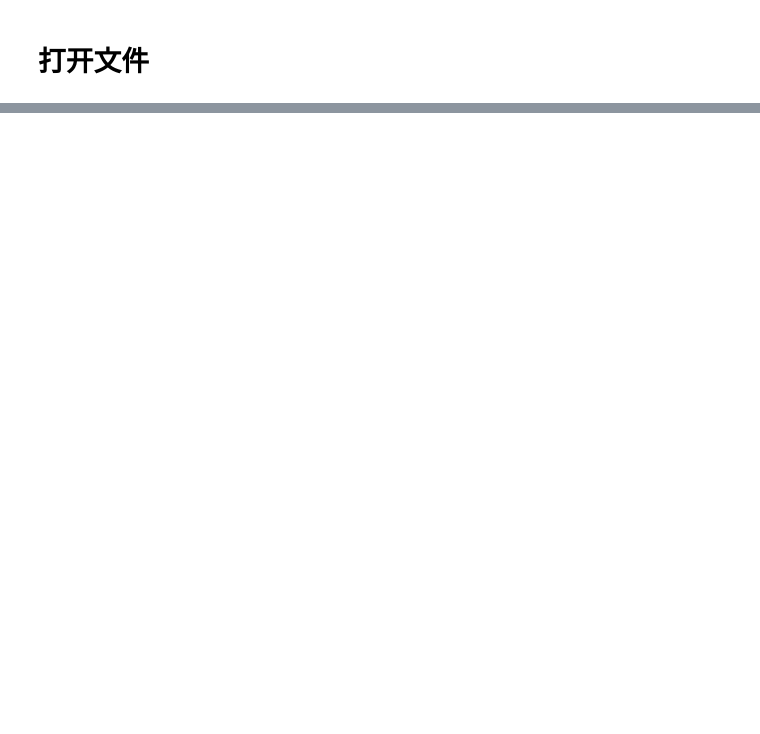
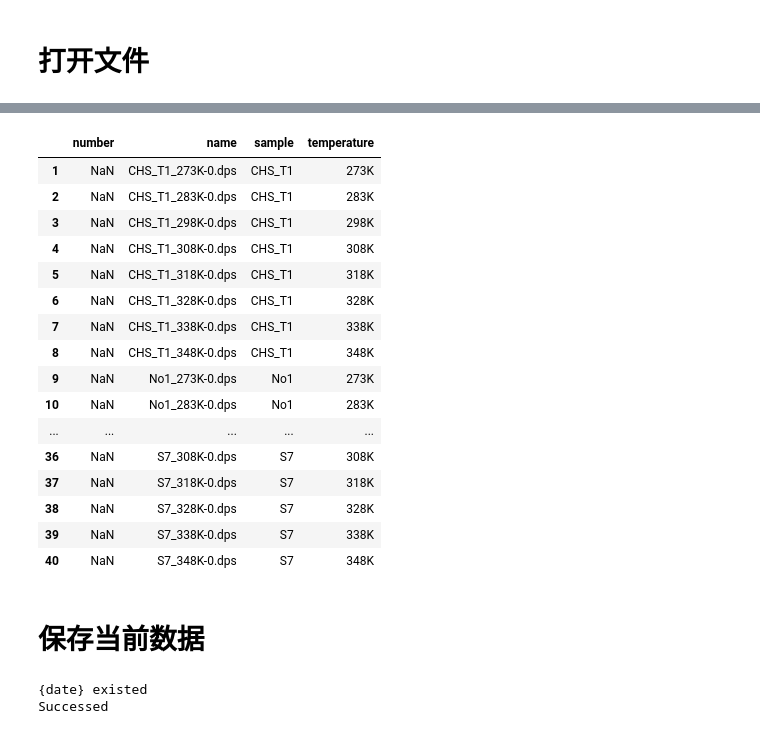
Before and after one commit to wingray/VsCworks, a Jupyter notebook: MySourceCode/nmr_fileReader.ipynb, the cells around one changed output, grey strips where cells are left out. Drawn from its saved outputs; the diff is of its cells as text; code cells hidden in the pictures; blank space fills up the shorter version.

```diff
--- a/MySourceCode/nmr_fileReader.ipynb
+++ b/MySourceCode/nmr_fileReader.ipynb
@@ -22,12 +112 @@ fileList
 ======
-# %%
-director1 = input('Input document to open:')
-strPath = mainPath+'\\'+director1
-newPath = os.path.abspath(strPath)
-print('goto ' + strPath)
-try:
-    os.chdir(newPath)
-    fileList = os.listdir(newPath)
-    print(fileList)
-except FileNotFoundError:
-    print('Wrong dir!')
@@ -39,0 +113,20 @@ goto C:\Users\ikeno\Desktop\Pojects\DataProcessing_test
+# %%
+str_tp = input('Input document to open:or back to main , or skip')
+if str_tp == 'back':
+    newPath = mainPath
+    fileList =os.listdir(newPath)
+elif str_tp == 'skip':
+    print('Still in' + newPath)
+else :
+    try:
+        newPath= os.path.join(newPath,fileList[int(str_tp)])
+        fileList =os.listdir(newPath)
+    except os.path.join(mainPath,str_tp):
+        newPath= os.path.join(newPath,str_tp)
+        fileList =os.listdir(newPath)
+    except FileNotFoundError:
+        print('Wrong dir!')
+    finally:
+        print('goto ' + newPath)
+showDir(fileList)
+str_tp =''
@@ -63,0 +434,45 @@ now inC:\Users\ikeno\Desktop\Pojects\DataProcessing_test
+# %%
+df_work_sample =df_work_sample.T
+df_tp = df_work_sample
+df_tp_key = df_tp.values.tolist()[0]
+df_tp.drop([0],inplace=True)
+df_tp.columns = df_tp_key
+df_work_sample
+# %% [output]
+|  | number | name | sample | temperature |
+| 1 | NaN | CHS_T1_273K-0.dps | CHS_T1 | 273K |
+| 2 | NaN | CHS_T1_283K-0.dps | CHS_T1 | 283K |
+| 3 | NaN | CHS_T1_298K-0.dps | CHS_T1 | 298K |
+| 4 | NaN | CHS_T1_308K-0.dps | CHS_T1 | 308K |
+| 5 | NaN | CHS_T1_318K-0.dps | CHS_T1 | 318K |
+| 6 | NaN | CHS_T1_328K-0.dps | CHS_T1 | 328K |
+| 7 | NaN | CHS_T1_338K-0.dps | CHS_T1 | 338K |
+| 8 | NaN | CHS_T1_348K-0.dps | CHS_T1 | 348K |
+| 9 | NaN | No1_273K-0.dps | No1 | 273K |
+| 10 | NaN | No1_283K-0.dps | No1 | 283K |
+| ... | ... | ... | ... | ... |
+| 36 | NaN | S7_308K-0.dps | S7 | 308K |
+| 37 | NaN | S7_318K-0.dps | S7 | 318K |
+| 38 | NaN | S7_328K-0.dps | S7 | 328K |
+| 39 | NaN | S7_338K-0.dps | S7 | 338K |
+| 40 | NaN | S7_348K-0.dps | S7 | 348K |
+# %% [markdown]
+保存当前数据
+======
+# %%
+#创建文件夹保存当前数据
+date = input('Input date today')
+os.chdir(mainPath)
+try:
+    os.makedirs(date)
+except FileExistsError :
+    print('{date} existed')
+finally:
+    print('Successed')
+name = input('input save name of nmr data')
+df_raw.to_csv(fr'{mainPath}\{date}\{name}.csv')
+name = input('input save name of sample data')
+df_sample.to_csv(fr'{mainPath}\{date}\{name}.csv')
+# %% [output]
+{date} existed
+Successed
```
Also changed, not shown: parts of 31 cells of this notebook, 1 other file.
